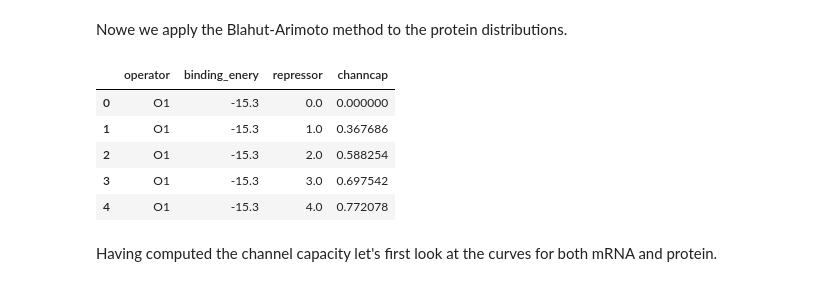
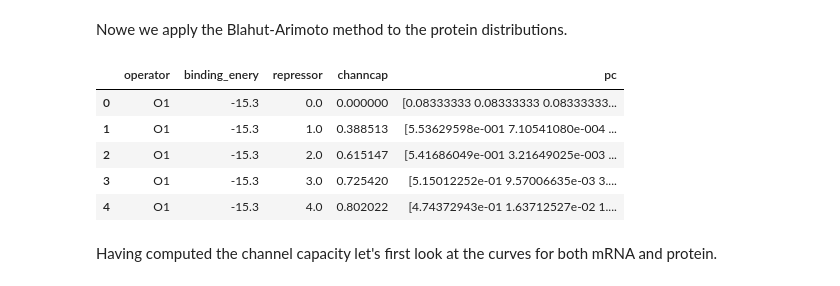
Before and after one commit to RPGroup-PBoC/chann_cap, a Jupyter notebook: src/theory/blahut_algorithm_channel_capacity.ipynb, the cells around one changed output. Saved outputs shown, nothing was run; the diff lists cells and outputs as text; code cells hidden in the pictures.

```diff
--- a/src/theory/blahut_algorithm_channel_capacity.ipynb
+++ b/src/theory/blahut_algorithm_channel_capacity.ipynb
@@ -495,10 +495,10 @@ One of the possible sources of noise is the fact that cells spend part of the ce
 Let's read the resulting Lagrange multipliers and compute the channel capacity for this case. These Lagrange multipliers were fit independently for the mRNA and the protein distribution. So we will read two independent files.
 # %%
 df_maxEnt_mRNA = pd.read_csv('../../data/csv_maxEnt_dist/' +
-                  'MaxEnt_Lagrange_mult_mRNA_nonpoisson.csv')
+                  'MaxEnt_Lagrange_mult_mRNA.csv')
 
 df_maxEnt_prot = pd.read_csv('../../data/csv_maxEnt_dist/' +
-                  'MaxEnt_Lagrange_mult_protein_nonpoisson.csv')
+                  'MaxEnt_Lagrange_mult_protein.csv')
 # %% [markdown]
 ### mRNA level channel capacity
 # %% [markdown]
@@ -530,7 +530,7 @@ if compute_channcap:
     df_channcap = pd.DataFrame(columns=names)
 
     # Define function to compute in parallel the channel capacity
-    def cc_parallel(df_lagrange):
+    def cc_parallel_mRNA(df_lagrange):
         # Build mRNA transition matrix
         Qmc = trans_matrix(df_lagrange, mRNA_space, protein_space, True)
 
@@ -544,7 +544,7 @@ if compute_channcap:
 
         return [op, eRA, rep, cc_m]
     # Run the function in parallel
-    ccaps = Parallel(n_jobs=6)(delayed(cc_parallel)(df_lagrange)
+    ccaps = Parallel(n_jobs=6)(delayed(cc_parallel_mRNA)(df_lagrange)
                                 for group, df_lagrange in df_group)
 
     # Convert to tidy data frame
@@ -555,11 +555,11 @@ if compute_channcap:
 
     # Save results
     df_channcap.to_csv('../../data/csv_maxEnt_dist/' +
-    'chann_cap_multi_prom_mRNA_nonpoisson.csv',
+    'chann_cap_multi_prom_mRNA.csv',
                        index=False)
 
 df_cc_mRNA = pd.read_csv('../../data/csv_maxEnt_dist/' +
-                         'chann_cap_multi_prom_mRNA_nonpoisson.csv')
+                         'chann_cap_multi_prom_mRNA.csv')
 
 df_cc_mRNA.head()
 # %% [output]
@@ -593,52 +593,54 @@ if compute_channcap:
 
     # Define column names for data frame
     names = ['operator', 'binding_enery', 'repressor',
-             'channcap']
+             'channcap', 'pc']
 
     # Initialize data frame to save channel capacity computations
     df_channcap = pd.DataFrame(columns=names)
 
     # Define function to compute in parallel the channel capacity
-    def cc_parallel(df_lagrange):
+    def cc_parallel_protein(df_lagrange):
 
         # Build mRNA transition matrix
         Qpc = trans_matrix(df_lagrange, mRNA_space, protein_space, False)
 
         # Compute the channel capacity with the Blahut-Arimoto algorithm
-        cc_p, _, _ = channel_capacity(Qpc.T, epsilon=1E-4)
+        cc_p, pc, _ = channel_capacity(Qpc.T, epsilon=1E-4)
 
         # Extract operator and repressor copy number
         op = df_lagrange.operator.unique()[0]
         eRA = df_lagrange.binding_energy.unique()[0]
         rep = df_lagrange.repressor.unique()[0]
 
-        return [op, eRA, rep, cc_p]
+        return [op, eRA, rep, cc_p, pc]
     # Run the function in parallel
-    ccaps = Parallel(n_jobs=6)(delayed(cc_parallel)(df_lagrange)
+    ccaps = Parallel(n_jobs=6)(delayed(cc_parallel_protein)(df_lagrange)
                                 for group, df_lagrange in df_group)
 
     # Convert to tidy data frame
     ccaps = pd.DataFrame(ccaps, columns=names)
 
     # Concatenate to data frame
     df_channcap = pd.concat([df_channcap, ccaps], axis=0)
 
     # Save results
     df_channcap.to_csv('../../data/csv_maxEnt_dist/' +
-    'chann_cap_multi_prom_protein_nonpoisson.csv',
+    'chann_cap_multi_prom_protein.csv',
                        index=False)
 
 df_cc_protein = pd.read_csv('../../data/csv_maxEnt_dist/' +
-                            'chann_cap_multi_prom_protein_nonpoisson.csv')
+                            'chann_cap_multi_prom_protein.csv')
 
+# Drop infinities
+df_cc_protein = df_cc_protein[df_cc_protein.channcap != np.inf]
 df_cc_protein.head()
 # %% [output]
-|  | operator | binding_enery | repressor | channcap |
-| 0 | O1 | -15.3 | 0.0 | 0.000000 |
-| 1 | O1 | -15.3 | 1.0 | 0.367686 |
-| 2 | O1 | -15.3 | 2.0 | 0.588254 |
-| 3 | O1 | -15.3 | 3.0 | 0.697542 |
-| 4 | O1 | -15.3 | 4.0 | 0.772078 |
+|  | operator | binding_enery | repressor | channcap | pc |
+| 0 | O1 | -15.3 | 0.0 | 0.000000 | [0.08333333 0.08333333 0.08333333... |
+| 1 | O1 | -15.3 | 1.0 | 0.388513 | [5.53629598e-001 7.10541080e-004 ... |
+| 2 | O1 | -15.3 | 2.0 | 0.615147 | [5.41686049e-001 3.21649025e-003 ... |
+| 3 | O1 | -15.3 | 3.0 | 0.725420 | [5.15012252e-01 9.57006635e-03 3.... |
+| 4 | O1 | -15.3 | 4.0 | 0.802022 | [4.74372943e-01 1.63712527e-02 1.... |
 # %% [markdown]
 Having computed the channel capacity let's first look at the curves for both mRNA and protein.
 # %%
```
Also changed, not shown: parts of 7 cells of this notebook.
